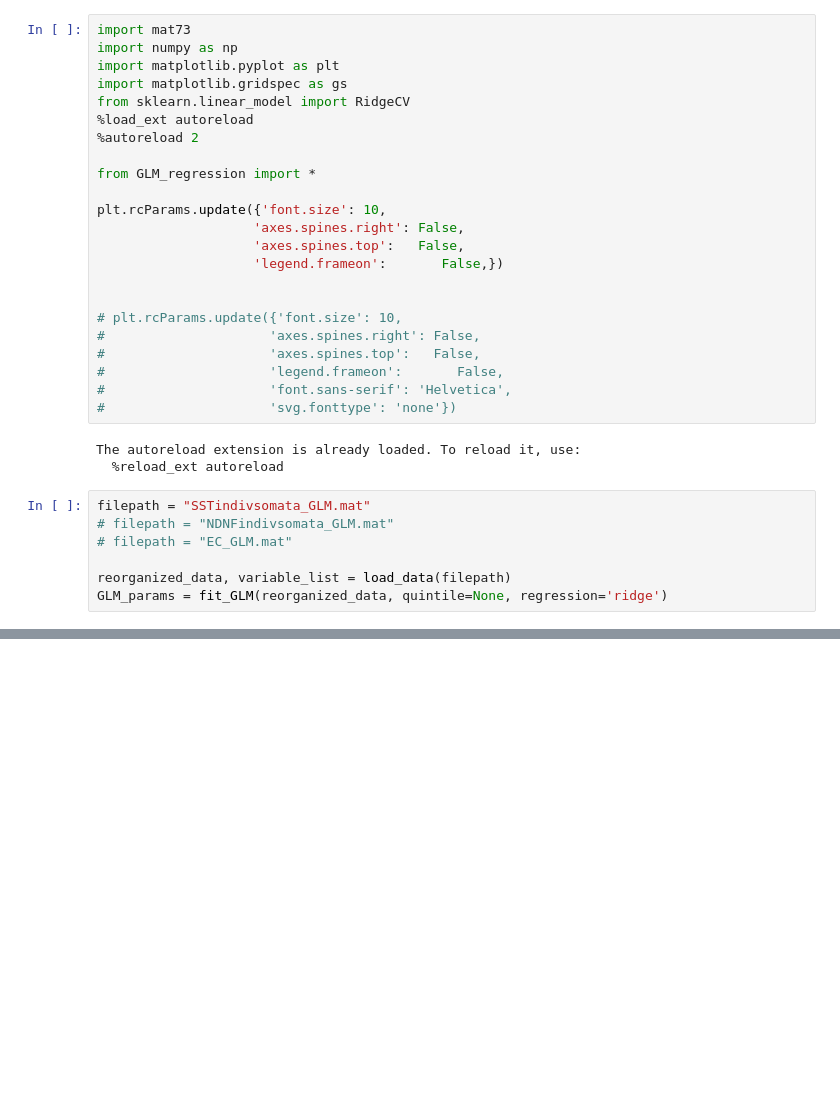
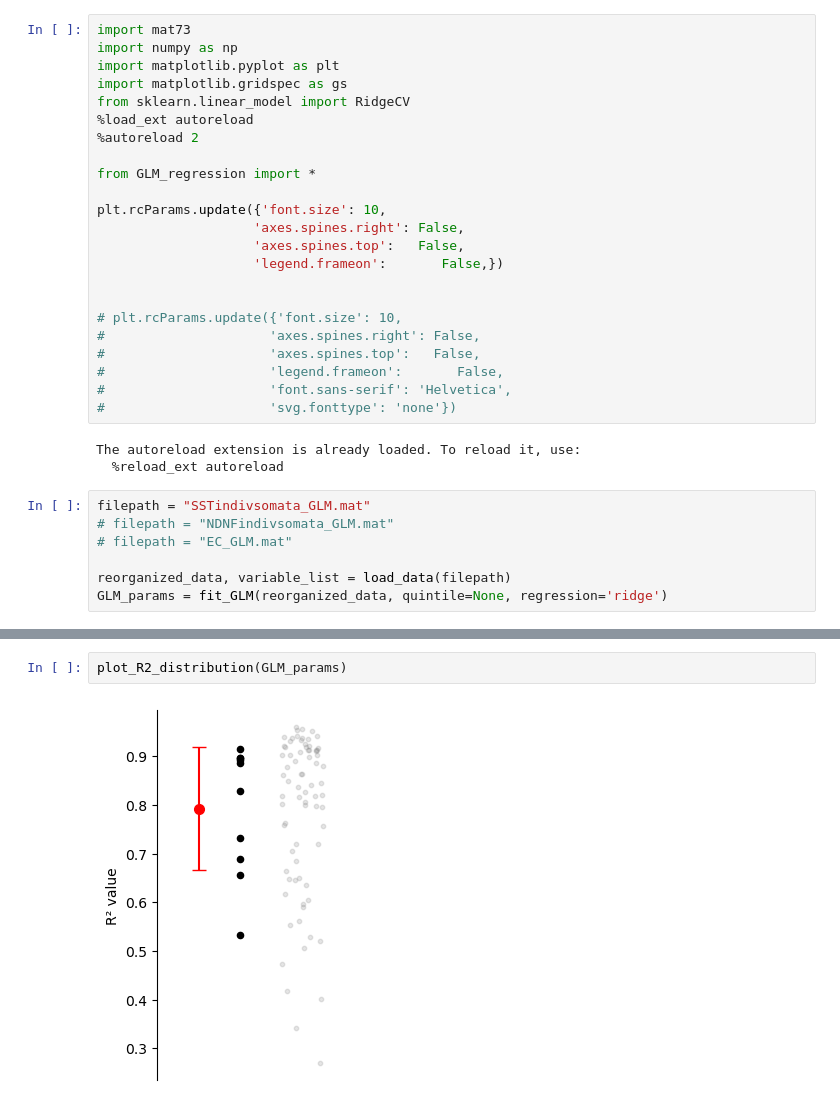
Before and after one commit to Milstein-Lab/CA1-interneuron-GLM, a Jupyter notebook: GLM_analysis_scratchpad2.ipynb, the cells around one changed output, grey strips where cells are left out. Cells and saved outputs as stored; diff of their text form; blank space fills up the shorter version.

```diff
--- a/GLM_analysis_scratchpad2.ipynb
+++ b/GLM_analysis_scratchpad2.ipynb
@@ -43,0 +64,4 @@ pearson R2 average: 0.9095754592797406
+# %%
+plot_R2_distribution(GLM_params)
+# %% [output]
+[figure, added]
```
Also changed, not shown: parts of 4 cells of this notebook, 1 other file.
